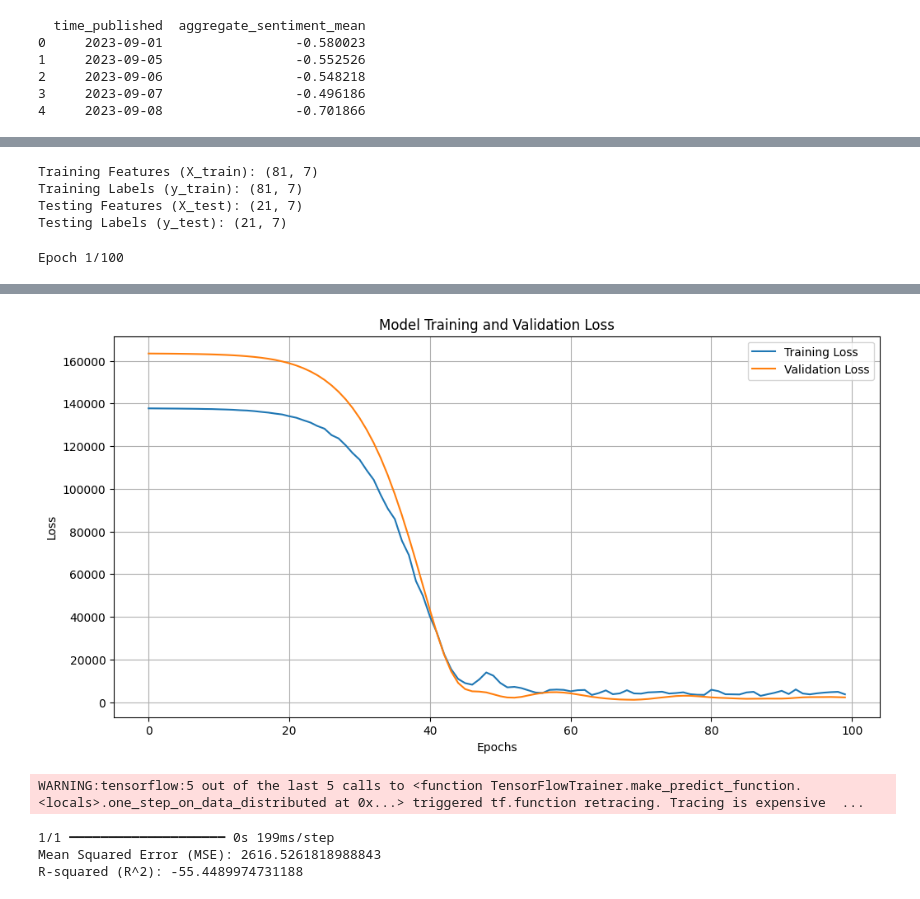
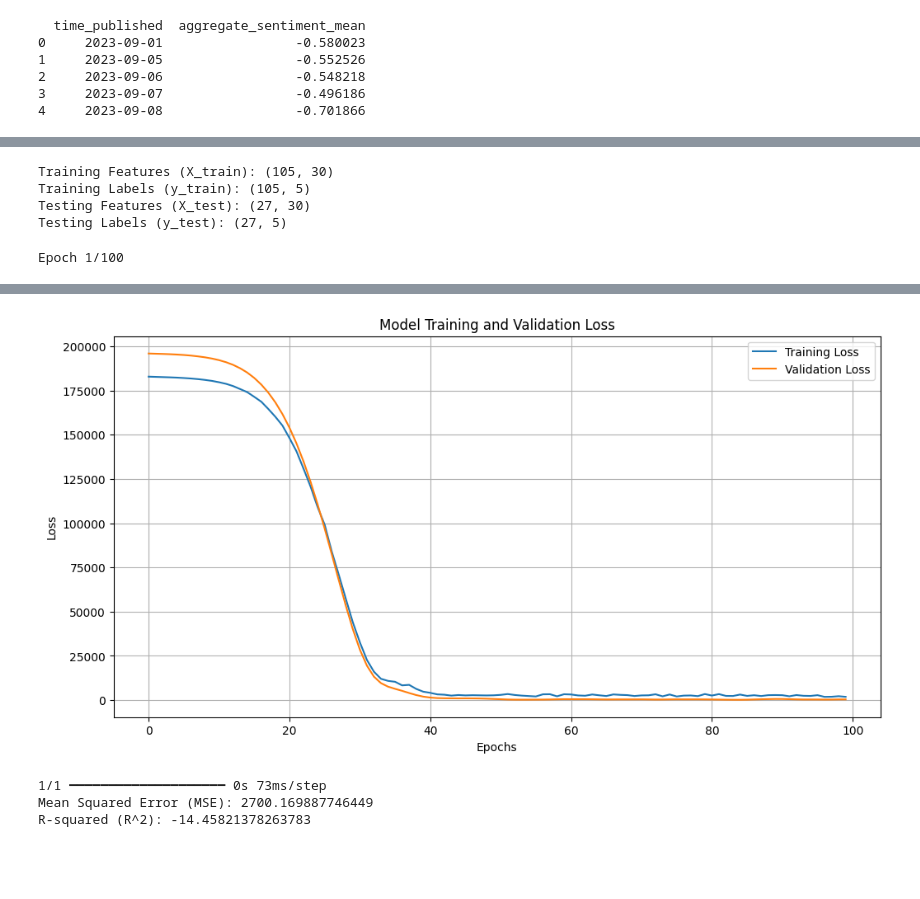
Before and after one commit to declanyg/CS506_Final_Project, a Jupyter notebook: process_future_data.ipynb, the cells around one changed output, grey strips where cells are left out. Drawn from its saved outputs; the diff is of its cells as text; code cells hidden in the pictures; blank space fills up the shorter version.

```diff
--- a/process_future_data.ipynb
+++ b/process_future_data.ipynb
@@ -111,17 +113,27 @@ print(combined_df[['time_published', 'aggregate_sentiment_mean']].head())
 # %%
+# Create rolling features for sentiment values
+for i in range(1, 11):  # 10 rolling days
+    combined_df[f'sentiment_mean_day_{i}'] = combined_df['aggregate_sentiment_mean'].shift(i)
+    combined_df[f'sentiment_median_day_{i}'] = combined_df['aggregate_sentiment_median'].shift(i)
+    combined_df[f'sentiment_std_day_{i}'] = combined_df['aggregate_sentiment_std'].shift(i)
 
-# Create weekly input features (7-day rolling sentiment) and targets (7-day future prices)
-for i in range(1, 8):
-    combined_df[f'sentiment_day_{i}'] = combined_df['aggregate_sentiment_mean'].shift(i)
-    combined_df[f'price_day_{i}'] = combined_df['Adj Close'].shift(-i)
+# Create target values for the next 5 days of sentiment mean
+for i in range(1, 6):  # Predict the next 5 days
+    combined_df[f'sentiment_target_day_{i}'] = combined_df['Adj Close'].shift(-i)
 
 # Drop rows with NaN values after shifting
 combined_df = combined_df.dropna()
 
 # Prepare features (X) and labels (y)
-X = combined_df[[f'sentiment_day_{i}' for i in range(1, 8)]].values
-y = combined_df[[f'price_day_{i}' for i in range(1, 8)]].values
+feature_columns = [f'sentiment_mean_day_{i}' for i in range(1, 11)] + \
+                  [f'sentiment_median_day_{i}' for i in range(1, 11)] + \
+                  [f'sentiment_std_day_{i}' for i in range(1, 11)]
+target_columns = [f'sentiment_target_day_{i}' for i in range(1, 6)]
 
+X = combined_df[feature_columns].values
+y = combined_df[target_columns].values
+
+# Print the shapes of features and labels
 print("Features (X):", X.shape)
 print("Labels (y):", y.shape)
 # %% [output]
@@ -152,7 +142,7 @@ Labels (y): (102, 7)
 # %%
 # Prepare features (X) and labels (y)
-X = combined_df[[f'sentiment_day_{i}' for i in range(1, 8)]].values
-y = combined_df[[f'price_day_{i}' for i in range(1, 8)]].values
+X = combined_df[feature_columns].values  # Features from the last 10 days
+y = combined_df[target_columns].values   # Targets for the next 5 days
 
 # Train-test split (80% train, 20% test)
 split_ratio = 0.8
@@ -172,24 +162,23 @@ print("Training Labels (y_train):", y_train.shape)
 print("Testing Features (X_test):", X_test.shape)
 print("Testing Labels (y_test):", y_test.shape)
 # %% [output]
-Training Features (X_train): (81, 7)
-Training Labels (y_train): (81, 7)
-Testing Features (X_test): (21, 7)
-Testing Labels (y_test): (21, 7)
+Training Features (X_train): (105, 30)
+Training Labels (y_train): (105, 5)
+Testing Features (X_test): (27, 30)
+Testing Labels (y_test): (27, 5)
 # %%
 from tensorflow.keras.models import Sequential
 from tensorflow.keras.layers import Dense, Dropout
+import matplotlib.pyplot as plt
 
 # Define the neural network model
 model = Sequential([
-    Dense(128, activation='relu', input_shape=(X.shape[1],)),  # Input layer
-    Dropout(0.2),  # Add dropout to prevent overfitting
+    Dense(128, activation='relu', input_shape=(X_train.shape[1],)),  # Input layer (30 features)
+    Dropout(0.2),  # Dropout to prevent overfitting
     Dense(64, activation='relu'),  # Hidden layer
     Dropout(0.2),
     Dense(32, activation='relu'),  # Hidden layer
-    Dropout(0.2),
-    Dense(32, activation='relu'),  # Hidden layer
-    Dense(7)  # Output layer: Predict 7 future prices
+    Dense(5)  # Output layer: Predict 5 future sentiment values
 ])
 
 # Compile the model
@@ -199,7 +188,6 @@ model.compile(optimizer='adam', loss='mse')
 history = model.fit(X_train, y_train, epochs=100, batch_size=32, validation_split=0.2)
 
 # Plot training and validation loss
-import matplotlib.pyplot as plt
 plt.figure(figsize=(12, 6))
 plt.plot(history.history['loss'], label='Training Loss')
 plt.plot(history.history['val_loss'], label='Validation Loss')
@@ -231,4 +219,4 @@ Epoch 100/100
-[figure, old version]
+[figure, new version]
 # %%
 from sklearn.metrics import mean_squared_error, r2_score
 
@@ -245,10 +233,9 @@ r2 = r2_score(y_test, predicted_prices_test)
 print(f"Mean Squared Error (MSE): {mse}")
 print(f"R-squared (R^2): {r2}")
 # %% [output]
-WARNING:tensorflow:5 out of the last 5 calls to <function TensorFlowTrainer.make_predict_function.<locals>.one_step_on_data_distributed at 0x...> triggered tf.function retracing. Tracing is expensive  ...
+1/1 ━━━━━━━━━━━━━━━━━━━━ 0s 73ms/step
+Mean Squared Error (MSE): 2700.169887746449
+R-squared (R^2): -14.45821378263783
-1/1 ━━━━━━━━━━━━━━━━━━━━ 0s 199ms/step
-Mean Squared Error (MSE): 2616.5261818988843
-R-squared (R^2): -55.4489974731188
 # %%
 # Predict for a single example
 sample_input = X[0].reshape(1, -1)  # Reshape for prediction
```
Also changed, not shown: parts of 16 cells of this notebook.
